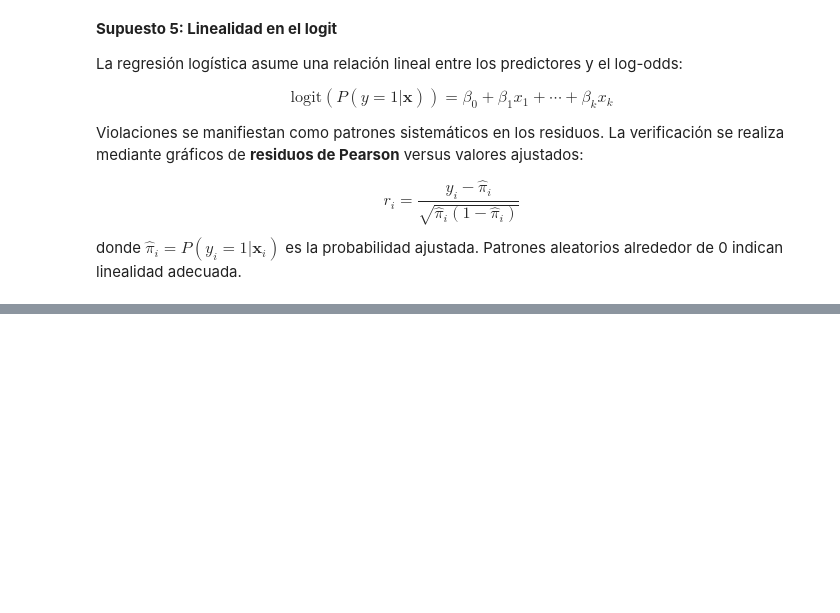
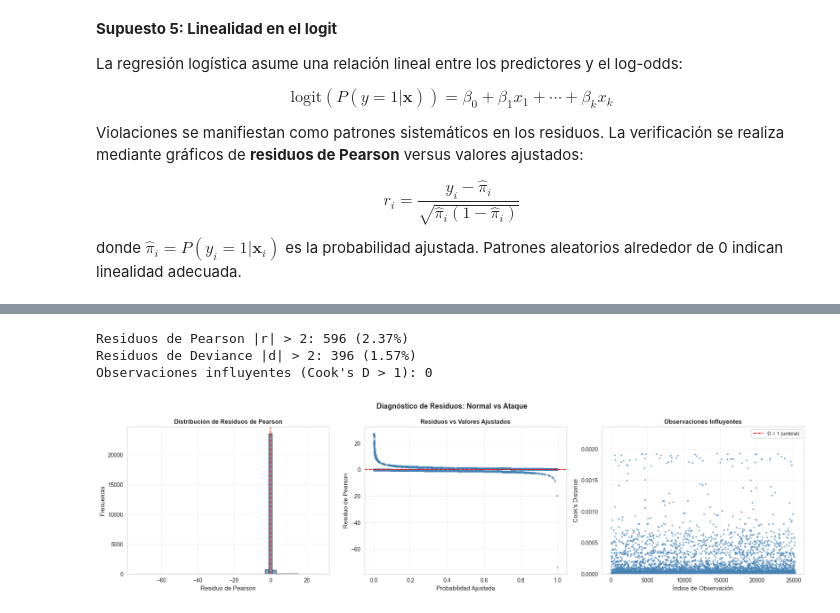
Before and after one commit to ChertaPro/Deteccion-de-Intrusiones-y-Analisis-de-Anomalias-en-Trafico-de-Red-mediante-Tecnicas-Estadasticas, a Jupyter notebook: Detección-de-Intrusiones-y-Análisis-de-Anomalías-en-Tráfico-de-Red-mediante-Técnicas-Estadísticas.ipynb, the cells around one changed output, grey strips where cells are left out. Cells and saved outputs as stored; diff of their text form; code cells hidden in the pictures; blank space fills up the shorter version.

```diff
--- a/Detección-de-Intrusiones-y-Análisis-de-Anomalías-en-Tráfico-de-Red-mediante-Técnicas-Estadísticas.ipynb
+++ b/Detección-de-Intrusiones-y-Análisis-de-Anomalías-en-Tráfico-de-Red-mediante-Técnicas-Estadísticas.ipynb
@@ -1840,0 +1944,65 @@ Los componentes principales son **estadísticamente significativos** para explic
+# %%
+# Obtener probabilidades ajustadas
+y_pred_proba_final = logit_model.predict(X_with_const)
+
+# Residuos de Pearson
+pearson_resid_final = (y_binary - y_pred_proba_final) / np.sqrt(
+    y_pred_proba_final * (1 - y_pred_proba_final) + 1e-10
+)
+
+# Residuos de Deviance
+deviance_resid = np.sign(y_binary - y_pred_proba_final) * np.sqrt(
+    -2 * (y_binary * np.log(y_pred_proba_final + 1e-10) +
+          (1 - y_binary) * np.log(1 - y_pred_proba_final + 1e-10))
+)
+
+# Distancia de Cook
+influence = logit_model.get_influence()
+cooks_d = influence.cooks_distance[0]
+
+print(f"Residuos de Pearson |r| > 2: {(np.abs(pearson_resid_final) > 2).sum():,} "
+      f"({(np.abs(pearson_resid_final) > 2).sum()/len(y_binary)*100:.2f}%)")
+print(f"Residuos de Deviance |d| > 2: {(np.abs(deviance_resid) > 2).sum():,} "
+      f"({(np.abs(deviance_resid) > 2).sum()/len(y_binary)*100:.2f}%)")
+print(f"Observaciones influyentes (Cook's D > 1): {(cooks_d > 1).sum():,}")
+# %% [output]
+Residuos de Pearson |r| > 2: 596 (2.37%)
+Residuos de Deviance |d| > 2: 396 (1.57%)
+Observaciones influyentes (Cook's D > 1): 0
+# %%
+fig, axes = plt.subplots(1, 3, figsize=(18, 5))
+
+# Histograma de residuos de Pearson
+ax = axes[0]
+ax.hist(pearson_resid_final, bins=50, edgecolor='black', alpha=0.7, color='steelblue')
+ax.axvline(0, color='red', linestyle='--', linewidth=1.5)
+ax.set_xlabel('Residuo de Pearson', fontsize=11)
+ax.set_ylabel('Frecuencia', fontsize=11)
+ax.set_title('Distribución de Residuos de Pearson', fontsize=11, fontweight='bold')
+ax.grid(alpha=0.3)
+
+# Residuos vs valores ajustados
+ax = axes[1]
+ax.scatter(y_pred_proba_final, pearson_resid_final, alpha=0.3, s=10, color='steelblue')
+ax.axhline(0, color='red', linestyle='--', linewidth=1.5)
+ax.set_xlabel('Probabilidad Ajustada', fontsize=11)
+ax.set_ylabel('Residuo de Pearson', fontsize=11)
+ax.set_title('Residuos vs Valores Ajustados', fontsize=11, fontweight='bold')
+ax.grid(alpha=0.3)
+
+# Distancia de Cook
+ax = axes[2]
+ax.scatter(range(len(cooks_d)), cooks_d, s=5, alpha=0.5, color='steelblue')
+ax.axhline(1, color='red', linestyle='--', linewidth=1.5, label="D = 1 (umbral)")
+ax.set_xlabel('Índice de Observación', fontsize=11)
+ax.set_ylabel("Cook's Distance", fontsize=11)
+ax.set_title('Observaciones Influyentes', fontsize=11, fontweight='bold')
+ax.legend(fontsize=9)
+ax.grid(alpha=0.3)
+ax.set_ylim([0, min(3, np.percentile(cooks_d, 99.9))])  # Limitar para visualización
+
+plt.suptitle('Diagnóstico de Residuos: Normal vs Ataque', fontsize=13, fontweight='bold')
+plt.tight_layout()
+plt.show()
+# %% [output]
+[figure, added]
```
Also changed, not shown: parts of 33 cells of this notebook, 1 other file.
